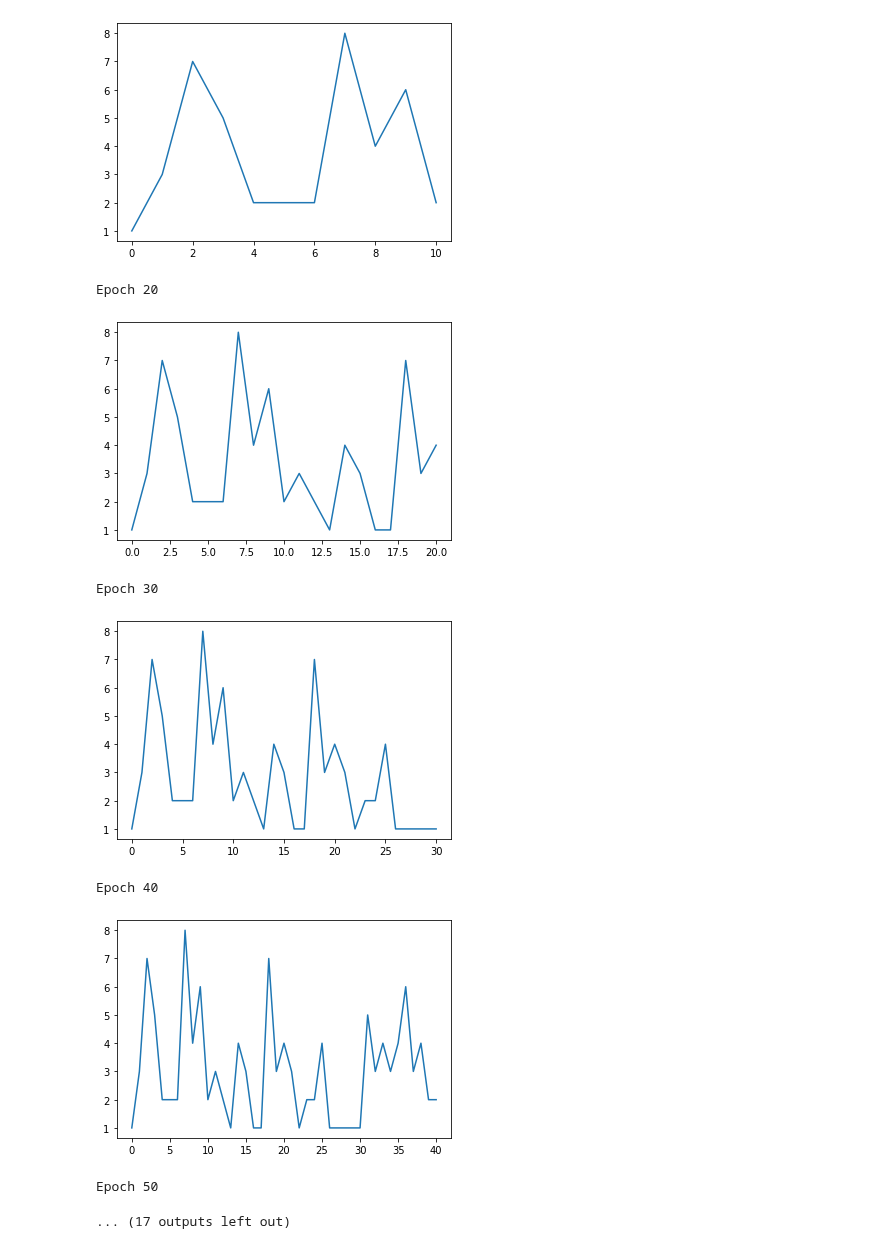
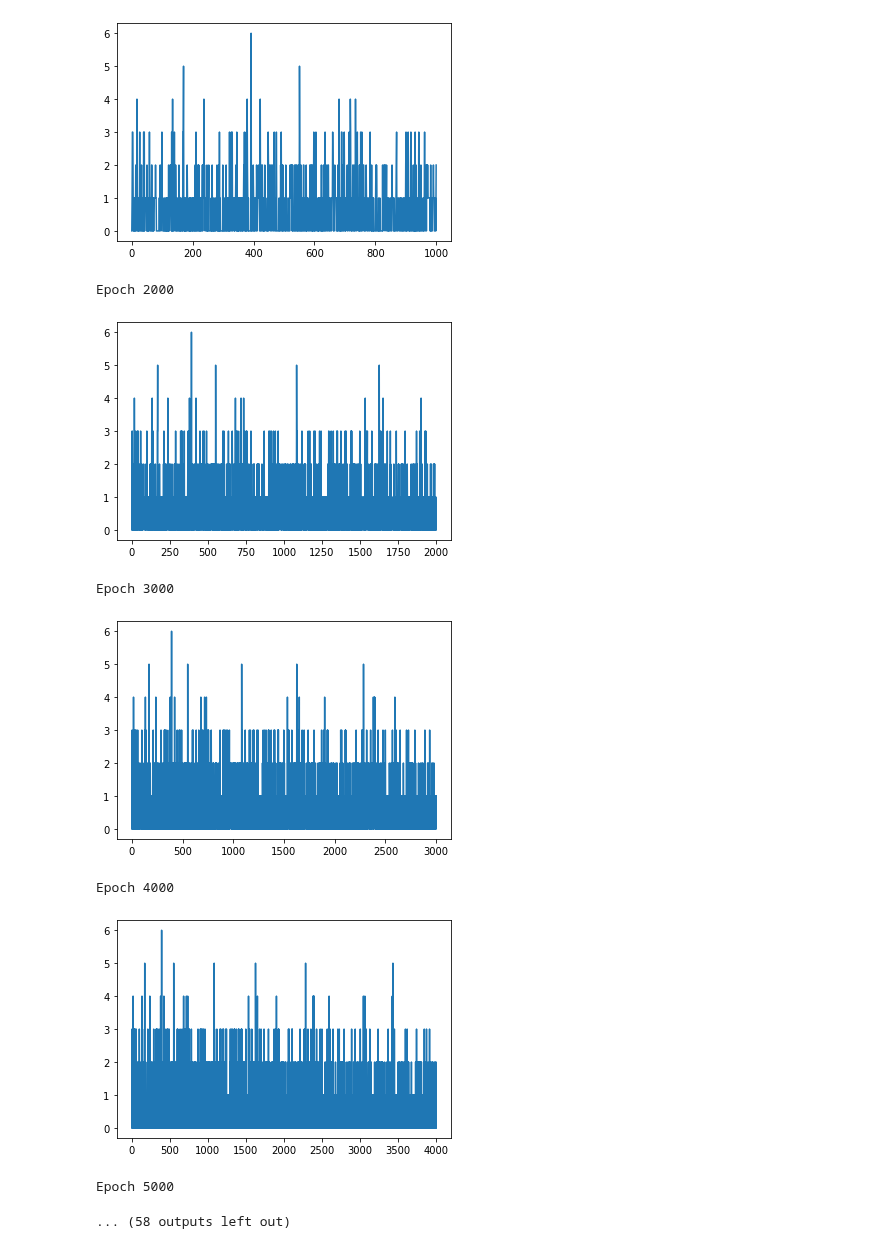
Before and after one commit to cloughurd/drl-sudoku, a Jupyter notebook: rl/SisypheanRL.ipynb, the cells around one changed output. Drawn from its saved outputs; the diff is of its cells as text; code cells hidden in the pictures.

```diff
--- a/rl/SisypheanRL.ipynb
+++ b/rl/SisypheanRL.ipynb
@@ -48,12 +50,13 @@ from qnetwork import QNetwork
 # %%
 def dqn_main(num_epochs=50000):
     # Hyper parameters
+    model_dir = "/content/gdrive/My\ Drive/data/"
     lr = 1e-3
     start_training = 1000
     gamma = 0.99
     batch_size = 32
     epsilon = 1
-    epsilon_decay = .9999
+    epsilon_decay = .99995
     target_update = 1000
     learn_frequency = 4
 
@@ -65,7 +68,7 @@ def dqn_main(num_epochs=50000):
     action_size = 9*81
 
     print("Loading grid.")
-    env = SisypheanGrid('/content/sudoku.csv', max_len=5000000)
+    env = SisypheanGrid('/content/sudoku.csv', max_len=1000000)
     print("Loaded grid.")
 
     # Init networks
@@ -82,7 +85,7 @@ def dqn_main(num_epochs=50000):
     total_learnings = 0
 
     # Begin main loop
-    save_freq = 5000
+    save_freq = 500
     results_dqn = []
     pos_reward_counts = []
 
@@ -99,7 +102,7 @@ def dqn_main(num_epochs=50000):
         pos_count = 0
 
         # Begin episode
-        while not done and abs(cum_reward) < 50:
+        while not done and abs(cum_reward) < 12:
             # Select e-greedy action
             action, epsilon = get_action_dqn(q_network, state, epsilon, epsilon_decay)
 
@@ -140,15 +143,15 @@ def dqn_main(num_epochs=50000):
         loop.update(1)
         loop.set_description('Episodes: {} Reward: {} Epsilon: {:.4f} Positive Reward Count: {}'.format(epoch, cum_reward, epsilon, pos_count))
 
-        if epoch % 10 == 0:
+        if epoch % 1000 == 0:
           print(f"\nEpoch {epoch}")
           plt.plot(pos_reward_counts)
           plt.show()
 
         if epoch+1 % save_freq == 0:
-            torch.save(q_network.state_dict(), model_dir + f'rl-{epoch}.mod')
-            json.dump({'rewards': reward_curves, 'loss': losses},
-                      open(model_dir + f'rl-results-{epoch}.json', 'w'))
+            torch.save(q_network.state_dict(), model_dir + f'rl_kenneth.mod')
+            json.dump({'rewards': reward_curves, 'loss': losses, 'pos_rewards': pos_reward_counts},
+                      open(model_dir + f'rl-kenneth_results-{epoch}.json', 'w'))
 
     print(total_learnings)
     return results_dqn, pos_reward_counts
@@ -163,12 +166,12 @@ Epoch 10
-[figure, old version]
+[figure, new version]
-Epoch 20
+Epoch 2000
-[figure, old version]
+[figure, new version]
-Epoch 30
+Epoch 3000
-[figure, old version]
+[figure, new version]
-Epoch 40
+Epoch 4000
-[figure, old version]
+[figure, new version]
-Epoch 50
+Epoch 5000
-... (17 outputs left out)
+... (58 outputs left out)
 # %%
 plt.plot(results_dqn)
 plt.show()
```
Also changed, not shown: parts of 3 cells of this notebook.
